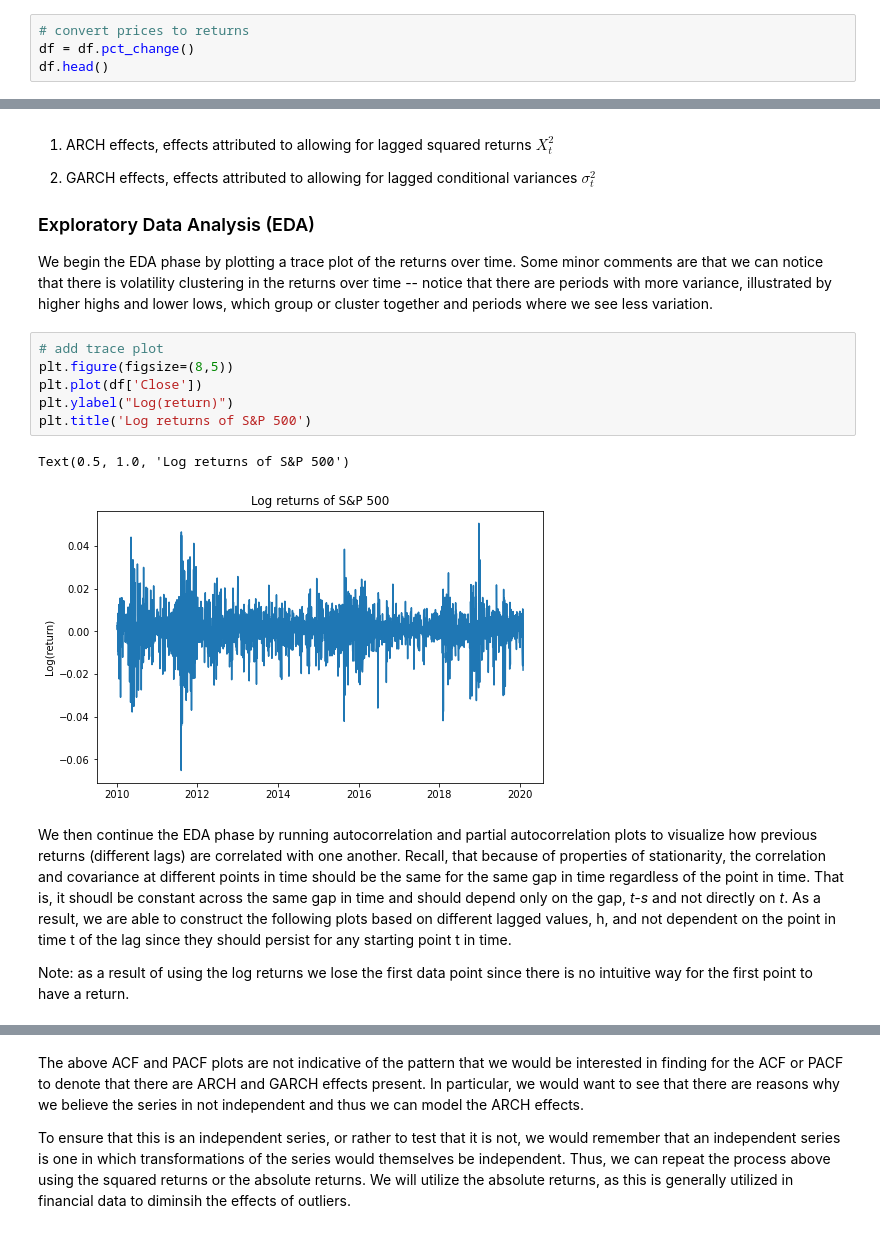
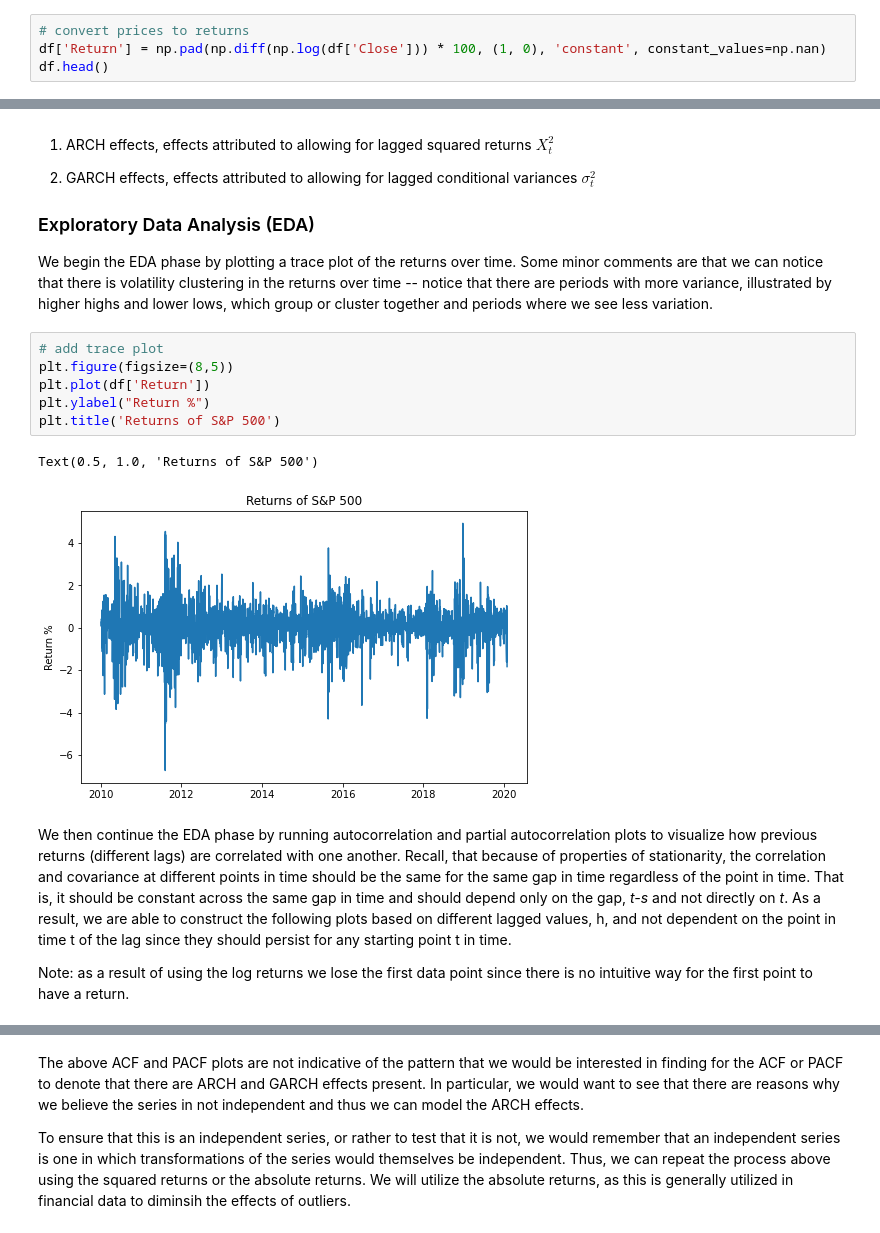
Before and after one commit to danielherrerahsph/SPYtimeseries, a Jupyter notebook: arch_model.ipynb, the cells around one changed output, grey strips where cells are left out. Saved outputs shown, nothing was run; the diff lists cells and outputs as text.

```diff
--- a/arch_model.ipynb
+++ b/arch_model.ipynb
@@ -86,6 +90,6 @@ The log return which is often used is denoted by the following where $r_t$ is th
 $r_t = log(\frac{P_t}{P_{t-1}}) = log P_t - log P_{t-1}$
 # %%
 # convert prices to returns
-df = df.pct_change()
+df['Return'] = np.pad(np.diff(np.log(df['Close'])) * 100, (1, 0), 'constant', constant_values=np.nan)
 df.head()
 # %% [output]
@@ -146,14 +150,14 @@ We begin the EDA phase by plotting a trace plot of the returns over time. Some m
 # %%
 # add trace plot
 plt.figure(figsize=(8,5))
-plt.plot(df['Close'])
-plt.ylabel("Log(return)")
-plt.title('Log returns of S&P 500')
+plt.plot(df['Return'])
+plt.ylabel("Return %")
+plt.title('Returns of S&P 500')
 # %% [output]
-Text(0.5, 1.0, 'Log returns of S&P 500')
+Text(0.5, 1.0, 'Returns of S&P 500')
-[figure, old version]
+[figure, new version]
 # %% [markdown]
-We then continue the EDA phase by running autocorrelation and partial autocorrelation plots to visualize how previous returns (different lags) are correlated with one another. Recall, that because of properties of stationarity, the correlation and covariance at different points in time should be the same for the same gap in time regardless of the point in time. That is, it shoudl be constant across the same gap in time and should depend only on the gap, *t-s* and not directly on *t*. As a result, we are able to construct the following plots based on different lagged values, h, and not dependent on the point in time t of the lag since they should persist for any starting point t in time.
+We then continue the EDA phase by running autocorrelation and partial autocorrelation plots to visualize how previous returns (different lags) are correlated with one another. Recall, that because of properties of stationarity, the correlation and covariance at different points in time should be the same for the same gap in time regardless of the point in time. That is, it should be constant across the same gap in time and should depend only on the gap, *t-s* and not directly on *t*. As a result, we are able to construct the following plots based on different lagged values, h, and not dependent on the point in time t of the lag since they should persist for any starting point t in time.
 
 Note: as a result of using the log returns we lose the first data point since there is no intuitive way for the first point to have a return.
 # %%
```
Also changed, not shown: parts of 26 cells of this notebook.
